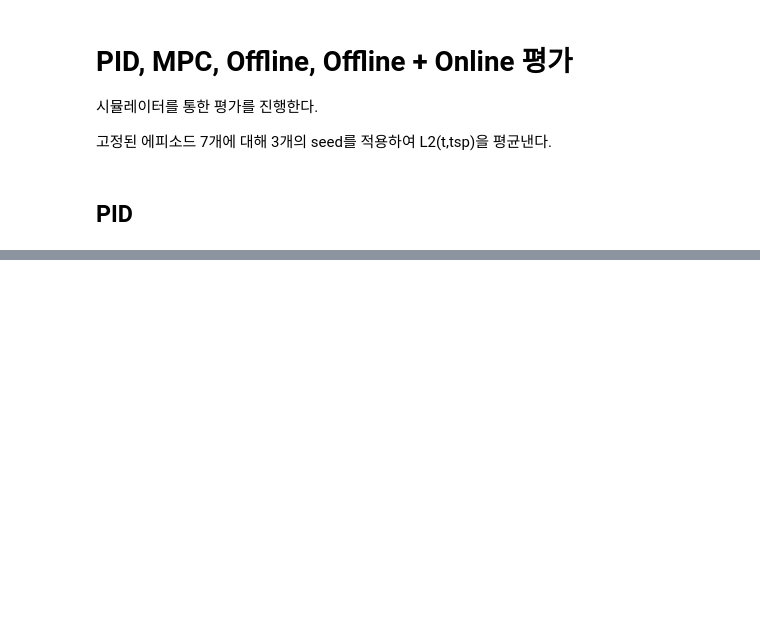
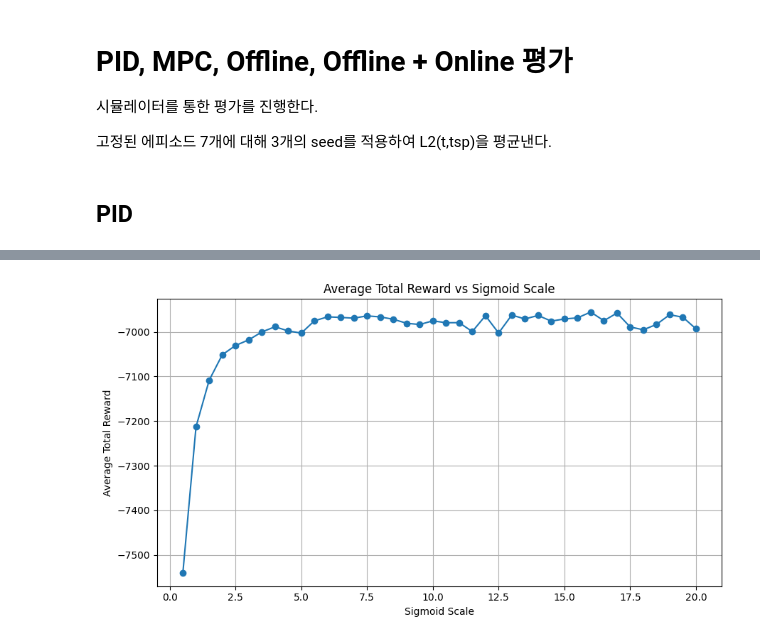
Before and after one commit to min000914/tclab, a Jupyter notebook: evaluation.ipynb, the cells around one changed output, grey strips where cells are left out. Cells and saved outputs as stored; diff of their text form; code cells hidden in the pictures; blank space fills up the shorter version.

```diff
--- a/evaluation.ipynb
+++ b/evaluation.ipynb
@@ -10,6 +10,12 @@ import numpy as np
 import time
 import csv
 import matplotlib.pyplot as plt
-
+import torch
+import random
 import os
 root_path="/home/minchanggi/code/TCLab/data/eval_data"
+
+epi_gen_seed=[0,1,2,3,4,5,6]
+rl_seed=[0,1,2]
+max_episode_steps=1200
+sleep_max=1.0
@@ -31,0 +358,90 @@ os.makedirs(png_dir, exist_ok=True)
+# %%
+import matplotlib.pyplot as plt
+import numpy as np
+
+def sigmoid(x, scale=1.0):
+    if x < 0:
+        return 0.0
+    return 1 / (1 + math.exp(-scale * x))
+
+def run_episode(scale, epi_gen_seed, max_episode_steps, sleep_max, zero_hun_path):
+    all_datas = []
+
+    for epi_seed in epi_gen_seed:
+        set_seed(epi_seed)
+        Tsp1 = generate_random_tsp(max_episode_steps, 'TSP1')
+        Tsp2 = generate_random_tsp(max_episode_steps, 'TSP2')
+
+        from tclab import setup
+        lab = setup(connected=False)
+        env = lab(synced=False)
+
+        env.Q1(0)
+        env.Q2(0)
+
+        tm = np.zeros(max_episode_steps)
+        T1 = np.ones(max_episode_steps) * env.T1
+        T2 = np.ones(max_episode_steps) * env.T2
+        Q1 = np.zeros(max_episode_steps)
+        Q2 = np.zeros(max_episode_steps)
+        total_reward = 0.0
+
+        for i in range(max_episode_steps):
+            sim_time = i * sleep_max
+            env.update(t=sim_time)
+            tm[i] = sim_time
+
+            T1[i] = env.T1
+            T2[i] = env.T2
+
+            eT1 = Tsp1[i] - T1[i]
+            eT2 = Tsp2[i] - T2[i]
+
+            Q1[i] = 100.0 * sigmoid(eT1, scale)
+            Q2[i] = 100.0 * sigmoid(eT2, scale)
+
+            env.Q1(Q1[i])
+            env.Q2(Q2[i])
+
+            reward = -np.linalg.norm([T1[i] - Tsp1[i], T2[i] - Tsp2[i]])
+            total_reward += reward
+
+        path = os.path.join(zero_hun_path, f"{epi_seed}epi")
+        data = {
+            "path": path,
+            "tm": tm,
+            "Q1": Q1,
+            "Q2": Q2,
+            "T1": T1,
+            "T2": T2,
+            "Tsp1": Tsp1,
+            "Tsp2": Tsp2,
+            "total_reward": total_reward,
+        }
+        all_datas.append(data)
+        env.close()
+
+    all_rewards = [d["total_reward"] for d in all_datas]
+    mean_reward = np.mean(all_rewards)
+    return mean_reward
+
+# 실험 설정
+scale_list = [i * 0.5 for i in range(1, 41)]  # 1.0 ~ 20.0
+avg_rewards = []
+
+# 실험 반복
+for scale in scale_list:
+    avg_reward = run_episode(scale, epi_gen_seed, max_episode_steps, sleep_max, zero_hun_path)
+    avg_rewards.append(avg_reward)
+    print(f"Scale={scale:.1f}, Avg Reward={avg_reward:.2f}")
+
+# 결과 시각화
+plt.figure(figsize=(9, 5))
+plt.plot(scale_list, avg_rewards, marker='o')
+plt.title("Average Total Reward vs Sigmoid Scale")
+plt.xlabel("Sigmoid Scale")
+plt.ylabel("Average Total Reward")
+plt.grid(True)
+plt.tight_layout()
+plt.show()
+# %% [output]
@@ -31,0 +465 @@ os.makedirs(png_dir, exist_ok=True)
+[figure, added]
```
Also changed, not shown: parts of 6 cells of this notebook.
